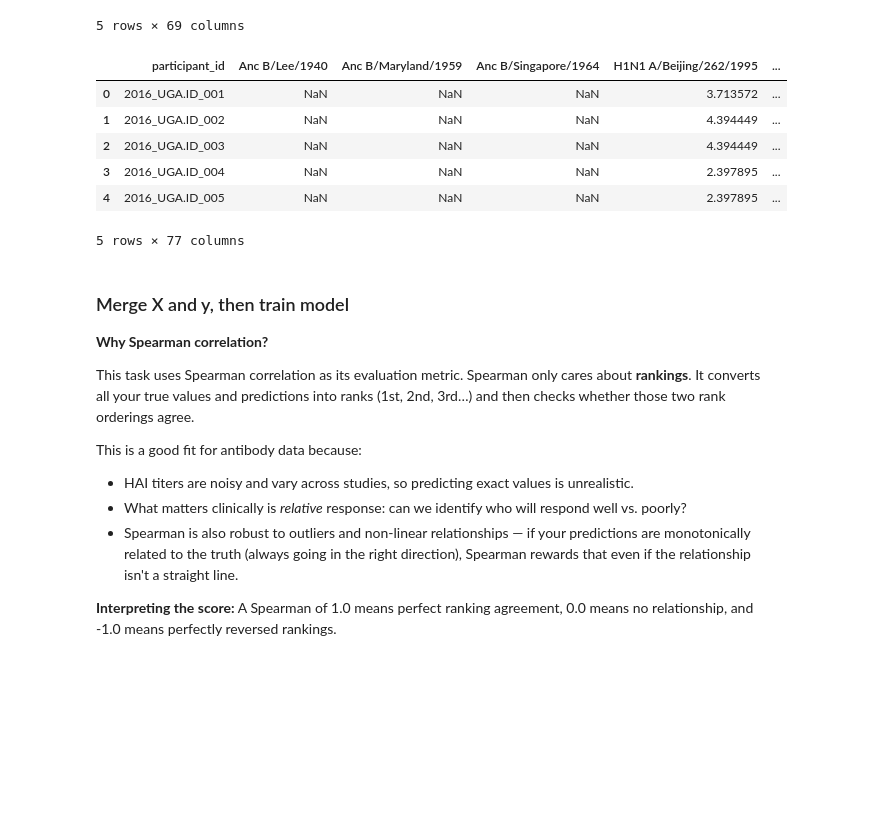
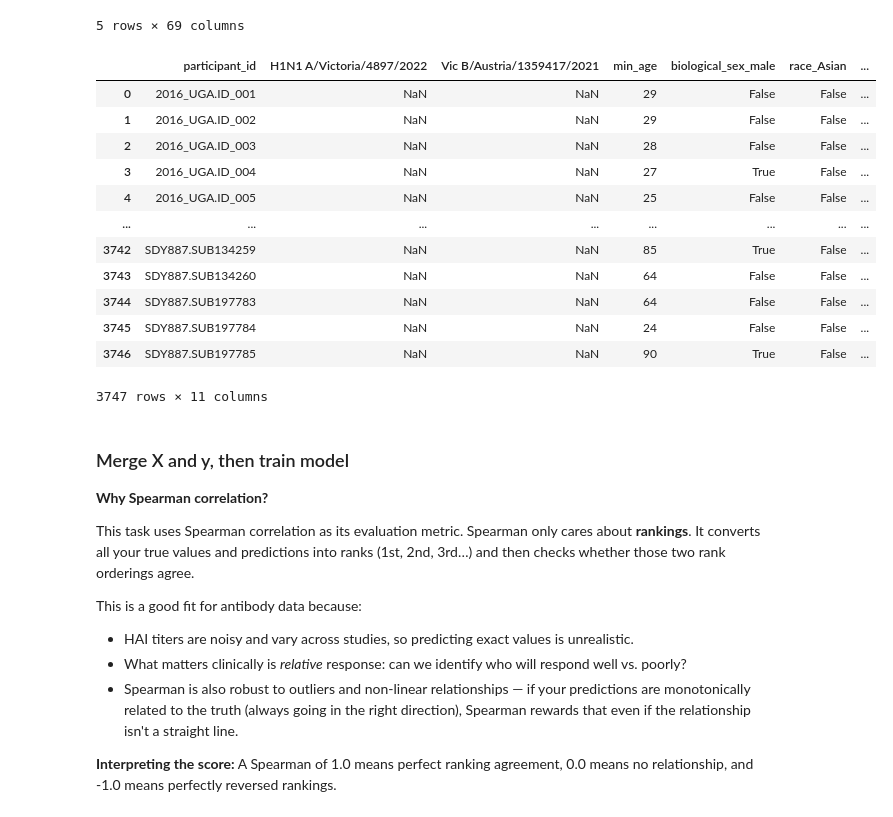
Before and after one commit to DirtyChay/cmi-flu-prediction-challenge, a Jupyter notebook: task_4_5.ipynb, the cells around one changed output. Drawn from its saved outputs; the diff is of its cells as text; code cells hidden in the pictures; blank space fills up the shorter version.

```diff
--- a/task_4_5.ipynb
+++ b/task_4_5.ipynb
@@ -182,17 +192,34 @@ demo = train_participants[['participant_id', 'biological_sex', 'race', 'min_age'
 demo = demo.dropna(subset=['biological_sex', 'race', 'min_age'])
 # Encode categorical variables
 demo = pd.get_dummies(demo, columns=['biological_sex', 'race'], drop_first=True)
+
+# Optionally filter Day 0 HAI to only the 3 vaccine strains
+if TASK_4_4_STRAINS_ONLY:
+    d0_filtered = d0_wide[['participant_id'] + [c for c in d0_wide.columns if c in vaccine_strains]]
+else:
+    d0_filtered = d0_wide
+
 # Merge Day 0 HAI + demographics into one feature table
-X_df = d0_wide.merge(demo, on='participant_id', how='inner')
-X_df.head()
+X_df = d0_filtered.merge(demo, on='participant_id', how='inner')
+
+if USE_DEMOGRAPHIC_DATA_ONLY:
+    X_df = demo  # demographic data only
-# %% [output]
-|  | participant_id | Anc B/Lee/1940 | Anc B/Maryland/1959 | Anc B/Singapore/1964 | H1N1 A/Beijing/262/1995 | ... |
-| 0 | 2016_UGA.ID_001 | NaN | NaN | NaN | 3.713572 | ... |
-| 1 | 2016_UGA.ID_002 | NaN | NaN | NaN | 4.394449 | ... |
-| 2 | 2016_UGA.ID_003 | NaN | NaN | NaN | 4.394449 | ... |
-| 3 | 2016_UGA.ID_004 | NaN | NaN | NaN | 2.397895 | ... |
-| 4 | 2016_UGA.ID_005 | NaN | NaN | NaN | 2.397895 | ... |
-5 rows × 77 columns
+# %%
+X_df
+# %% [output]
+|  | participant_id | H1N1 A/Victoria/4897/2022 | Vic B/Austria/1359417/2021 | min_age | biological_sex_male | race_Asian | ... |
+| 0 | 2016_UGA.ID_001 | NaN | NaN | 29 | False | False | ... |
+| 1 | 2016_UGA.ID_002 | NaN | NaN | 29 | False | False | ... |
+| 2 | 2016_UGA.ID_003 | NaN | NaN | 28 | False | False | ... |
+| 3 | 2016_UGA.ID_004 | NaN | NaN | 27 | True | False | ... |
+| 4 | 2016_UGA.ID_005 | NaN | NaN | 25 | False | False | ... |
+| ... | ... | ... | ... | ... | ... | ... | ... |
+| 3742 | SDY887.SUB134259 | NaN | NaN | 85 | True | False | ... |
+| 3743 | SDY887.SUB134260 | NaN | NaN | 64 | False | False | ... |
+| 3744 | SDY887.SUB197783 | NaN | NaN | 64 | False | False | ... |
+| 3745 | SDY887.SUB197784 | NaN | NaN | 24 | False | False | ... |
+| 3746 | SDY887.SUB197785 | NaN | NaN | 90 | True | False | ... |
+3747 rows × 11 columns
 # %% [markdown]
 ### Merge X and y, then train model
 
```
Also changed, not shown: parts of 4 cells of this notebook.
